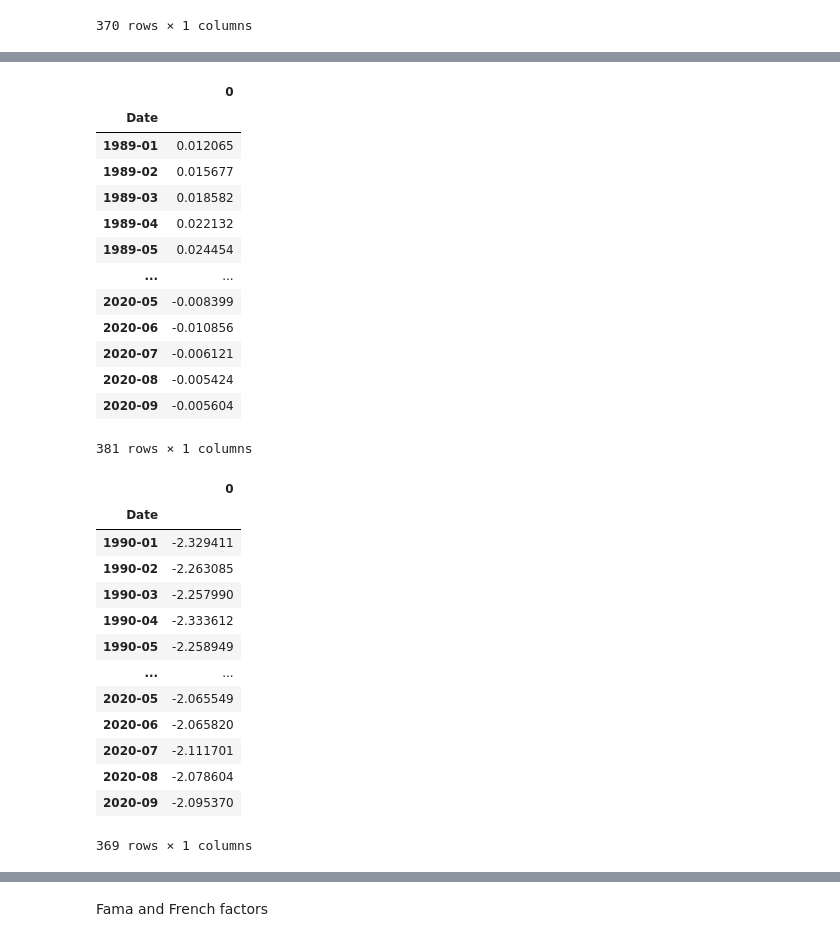
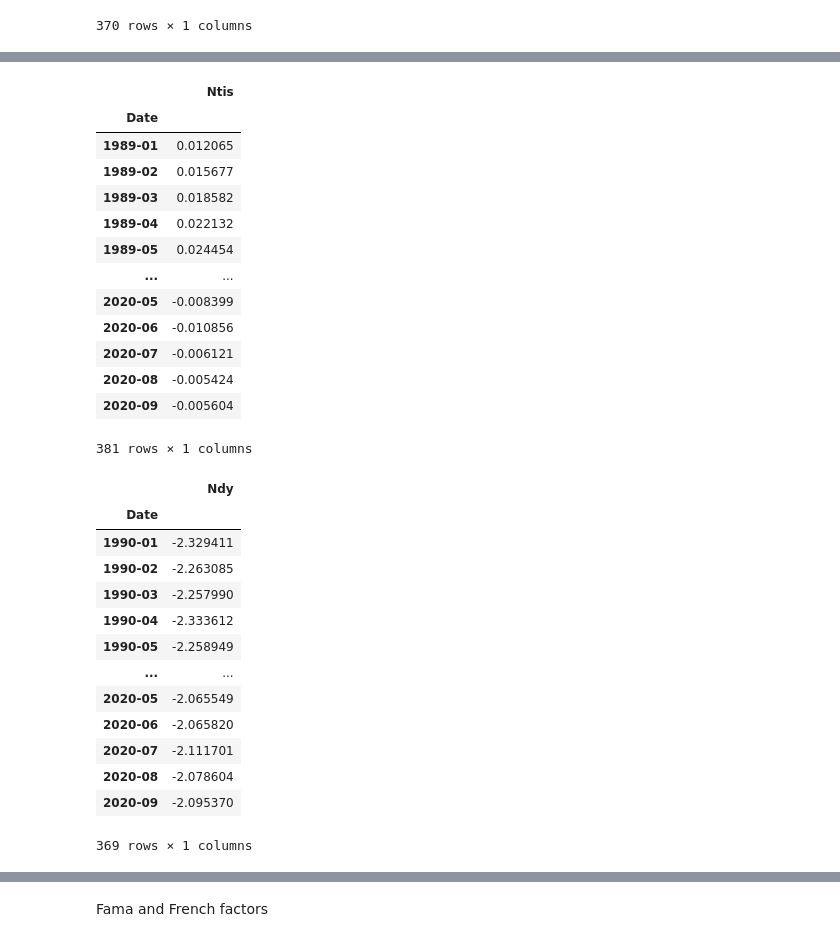
Before and after one commit to jessekeranen/seminar, a Jupyter notebook: jupyter.ipynb, the cells around one changed output, grey strips where cells are left out. Drawn from its saved outputs; the diff is of its cells as text; code cells hidden in the pictures.

```diff
--- a/jupyter.ipynb
+++ b/jupyter.ipynb
@@ -285,17 +335,18 @@ crudeOilProduction = change(changeVariables, "WD CRUDE OIL PRODUCTION - WORLD VO
 # %%
 mv = netIssue["JAPAN-DS Market - MARKET VALUE"]
 
 temp9 = netIssue["JAPAN-DS Market - PRICE INDEX"].diff() / netIssue["JAPAN-DS Market - PRICE INDEX"].shift(1)
 netIssue = netIssue["JAPAN-DS Market - MARKET VALUE"] - netIssue["JAPAN-DS Market - MARKET VALUE"].shift(1)*(1+temp9)
 
 #Slight differences again, could be because of rolling functions
 netIssue = (netIssue.rolling(window=12, min_periods=3).sum()).dropna()
 netIssue = (netIssue/mv).dropna()
 netIssue = pd.DataFrame(netIssue)
+netIssue = netIssue.rename(columns={netIssue.columns[0]: "Ntis"})
 
 netIssue
 # %% [output]
-|  | 0 |
+|  | Ntis |
 | Date |  |
 | 1989-01 | 0.012065 |
 | 1989-02 | 0.015677 |
@@ -312,9 +363,11 @@ netIssue
 # %%
 netPY = (monthlyIndex["JAPAN-DS Market - DIVIDEND YIELD"]/100) + (((changeVariables["JAPAN-DS Market - MARKET VALUE"].shift(1) * (changeVariables["JAPAN-DS Market - PRICE INDEX"]/changeVariables["JAPAN-DS Market - PRICE INDEX"].shift(1))) - changeVariables["JAPAN-DS Market - MARKET VALUE"])/changeVariables["JAPAN-DS Market - MARKET VALUE"])
 netPY = pd.DataFrame((np.log(0.1 + netPY)).dropna())
+netPY = netPY.rename(columns={netPY.columns[0]: "Ndy"})
+
 netPY
 # %% [output]
-|  | 0 |
+|  | Ndy |
 | Date |  |
 | 1990-01 | -2.329411 |
 | 1990-02 | -2.263085 |
```
Also changed, not shown: parts of 14 cells of this notebook.
